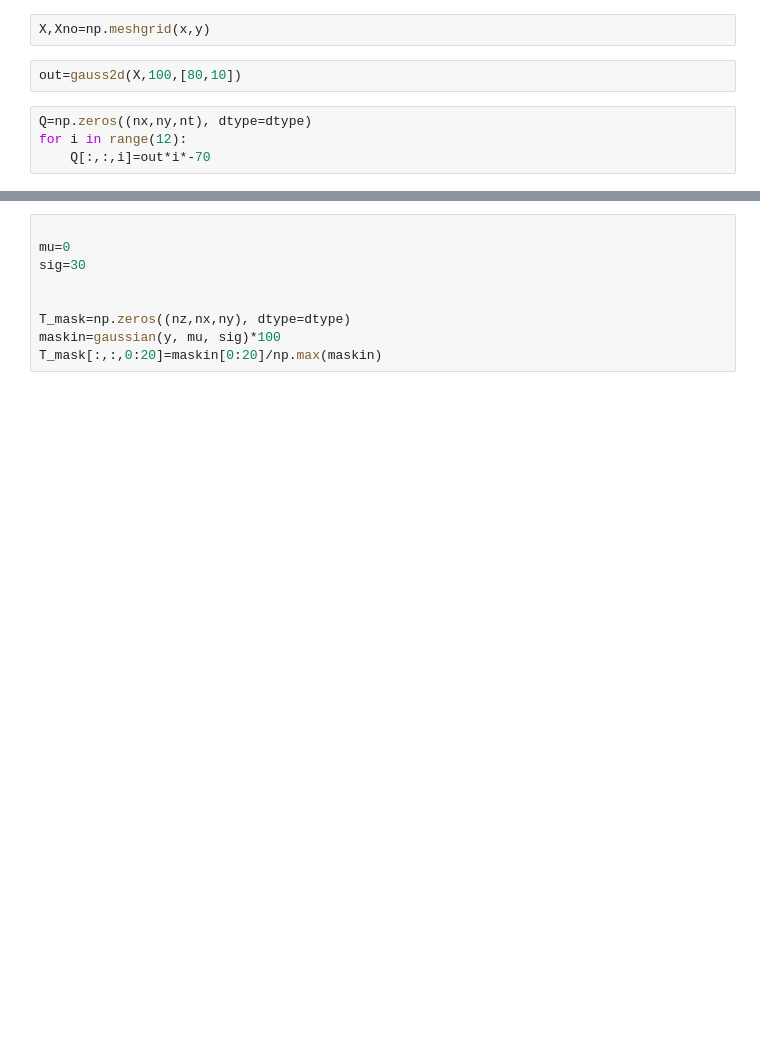
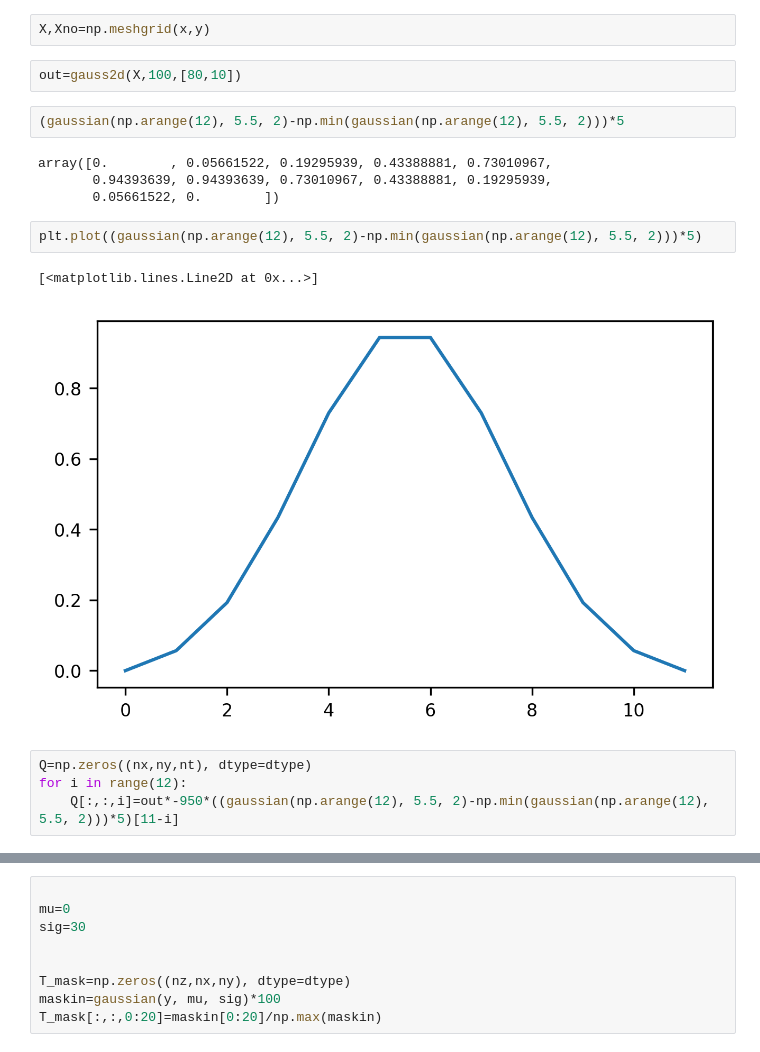
Before and after one commit to kaftkatt/IntercambioNGC, a Jupyter notebook: Scripts/GenerateData.ipynb, the cells around one changed output, grey strips where cells are left out. Saved outputs shown, nothing was run; the diff lists cells and outputs as text; blank space fills up the shorter version.

```diff
--- a/Scripts/GenerateData.ipynb
+++ b/Scripts/GenerateData.ipynb
@@ -77,10 +77,21 @@ def gaussC(x, y, sigma, center):
 X,Xno=np.meshgrid(x,y)
 # %%
 out=gauss2d(X,100,[80,10])
+# %%
+(gaussian(np.arange(12), 5.5, 2)-np.min(gaussian(np.arange(12), 5.5, 2)))*5
+# %% [output]
+array([0.        , 0.05661522, 0.19295939, 0.43388881, 0.73010967,
+       0.94393639, 0.94393639, 0.73010967, 0.43388881, 0.19295939,
+       0.05661522, 0.        ])
+# %%
+plt.plot((gaussian(np.arange(12), 5.5, 2)-np.min(gaussian(np.arange(12), 5.5, 2)))*5)
+# %% [output]
+[<matplotlib.lines.Line2D at 0x...>]
+[figure, added]
 # %%
 Q=np.zeros((nx,ny,nt), dtype=dtype)
 for i in range(12):
-    Q[:,:,i]=out*i*-70
+    Q[:,:,i]=out*-950*((gaussian(np.arange(12), 5.5, 2)-np.min(gaussian(np.arange(12), 5.5, 2)))*5)[11-i]
 # %%
 np.mean(Q[:,20:,:])
 # %% [output]
```
Also changed, not shown: parts of 6 cells of this notebook, 19 other files.
